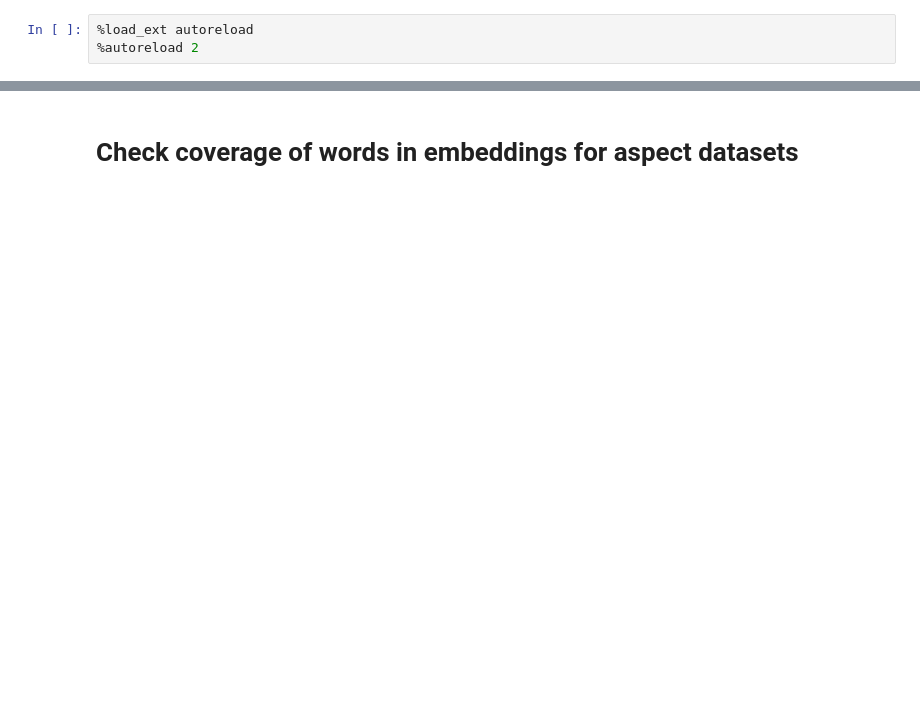
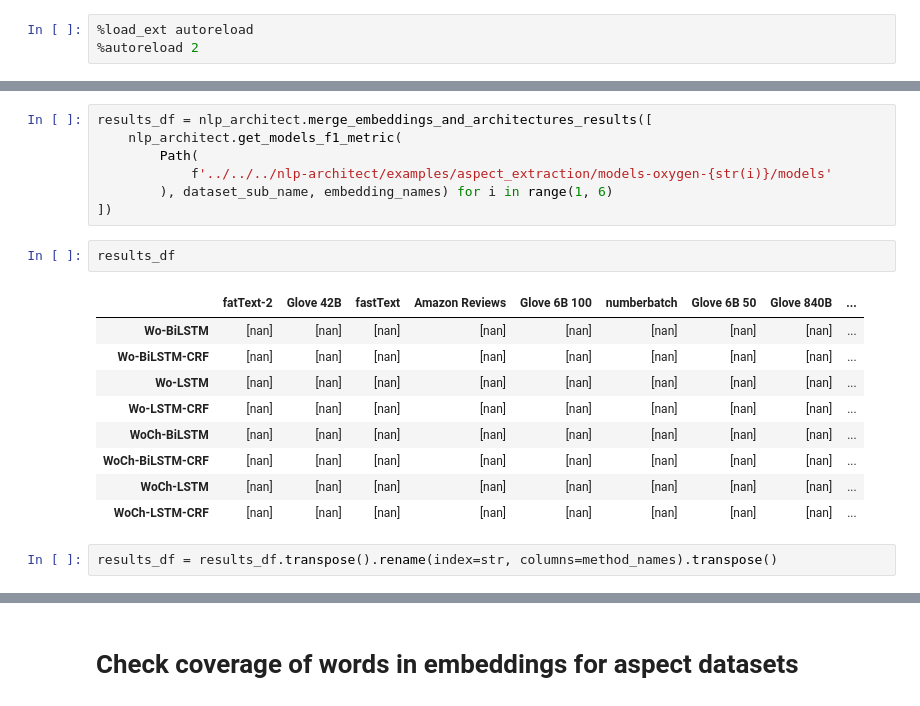
Before and after one commit to laugustyniak/discourse_summarization, a Jupyter notebook: notebooks/datasets/analyze-aspects-results-embeddings-and-datasets.ipynb, the cells around one changed output, grey strips where cells are left out. Cells and saved outputs as stored; diff of their text form; blank space fills up the shorter version.

```diff
--- a/notebooks/datasets/analyze-aspects-results-embeddings-and-datasets.ipynb
+++ b/notebooks/datasets/analyze-aspects-results-embeddings-and-datasets.ipynb
@@ -100,0 +81,21 @@ for word_embedding_models_path in list(Path('../models').glob('*')):
+# %%
+results_df = nlp_architect.merge_embeddings_and_architectures_results([
+    nlp_architect.get_models_f1_metric(
+        Path(
+            f'../../../nlp-architect/examples/aspect_extraction/models-oxygen-{str(i)}/models'
+        ), dataset_sub_name, embedding_names) for i in range(1, 6)
+])
+# %%
+results_df
+# %% [output]
+|  | fatText-2 | Glove 42B | fastText | Amazon Reviews | Glove 6B 100 | numberbatch | Glove 6B 50 | Glove 840B | ... |
+| Wo-BiLSTM | [nan] | [nan] | [nan] | [nan] | [nan] | [nan] | [nan] | [nan] | ... |
+| Wo-BiLSTM-CRF | [nan] | [nan] | [nan] | [nan] | [nan] | [nan] | [nan] | [nan] | ... |
+| Wo-LSTM | [nan] | [nan] | [nan] | [nan] | [nan] | [nan] | [nan] | [nan] | ... |
+| Wo-LSTM-CRF | [nan] | [nan] | [nan] | [nan] | [nan] | [nan] | [nan] | [nan] | ... |
+| WoCh-BiLSTM | [nan] | [nan] | [nan] | [nan] | [nan] | [nan] | [nan] | [nan] | ... |
+| WoCh-BiLSTM-CRF | [nan] | [nan] | [nan] | [nan] | [nan] | [nan] | [nan] | [nan] | ... |
+| WoCh-LSTM | [nan] | [nan] | [nan] | [nan] | [nan] | [nan] | [nan] | [nan] | ... |
+| WoCh-LSTM-CRF | [nan] | [nan] | [nan] | [nan] | [nan] | [nan] | [nan] | [nan] | ... |
+# %%
+results_df = results_df.transpose().rename(index=str, columns=method_names).transpose()
```
Also changed, not shown: parts of 77 cells of this notebook, 1 other file.
